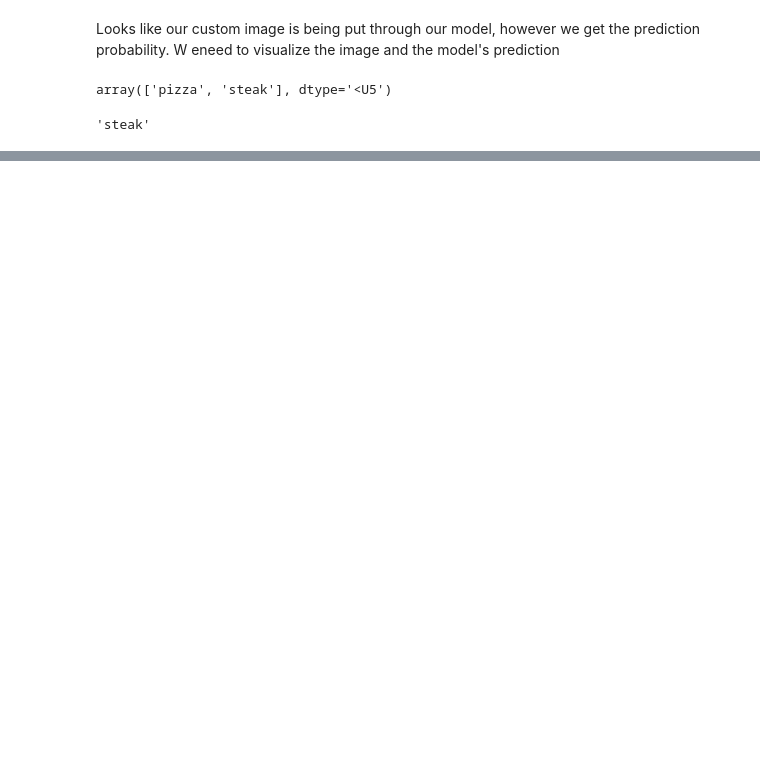
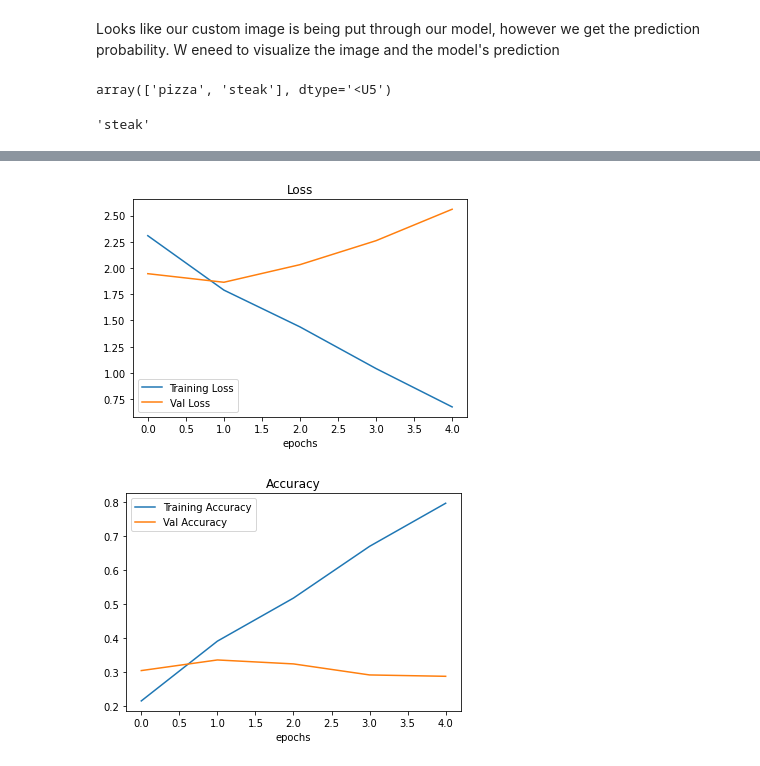
Before and after one commit to ThejakaSEP/Tensorflow_Certification, a Jupyter notebook: 03_ComputerVision_with_TF.ipynb, the cells around one changed output, grey strips where cells are left out. Drawn from its saved outputs; the diff is of its cells as text; code cells hidden in the pictures; blank space fills up the shorter version.

```diff
--- a/03_ComputerVision_with_TF.ipynb
+++ b/03_ComputerVision_with_TF.ipynb
@@ -1059,0 +1192,26 @@ There are 0 directories and 750 images in 10_food_classes_all_data/train/chicken
+# %%
+# Simplify model_8 by removing 2 convolutional layers
+
+model_9 = Sequential([
+    Conv2D(10,3,input_shape=(224,224,3),activation='relu'),
+    MaxPool2D(),
+
+    Conv2D(10,3,activation='relu'),
+    MaxPool2D(),
+
+    Flatten(),
+    Dense(10,activation='softmax')
+])
+
+model_9.compile(
+    loss = tf.keras.losses.CategoricalCrossentropy(),
+    optimizer = tf.keras.optimizers.Adam(),
+    metrics = ['accuracy']
+)
+# %%
+# Fit the model
+history_9 = model_9.fit(train_data,
+                        epochs=5,
+                        steps_per_epoch = len(train_data),
+                        validation_data = test_data,
+                        validation_steps = len(test_data))
@@ -1059,0 +1229,6 @@ There are 0 directories and 750 images in 10_food_classes_all_data/train/chicken
+# %%
+# check out the loss curves
+plot_loss_curves(history_9)
+# %% [output]
+[figure, added]
+[figure, added]
```
Also changed, not shown: parts of 69 cells of this notebook.
